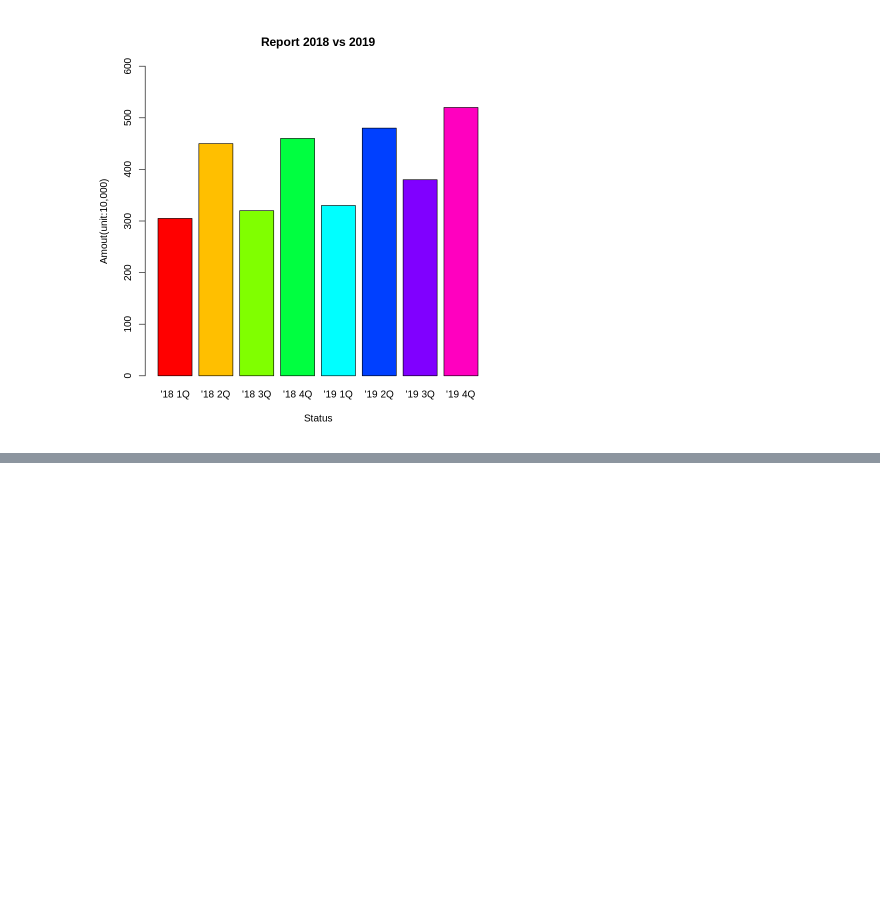
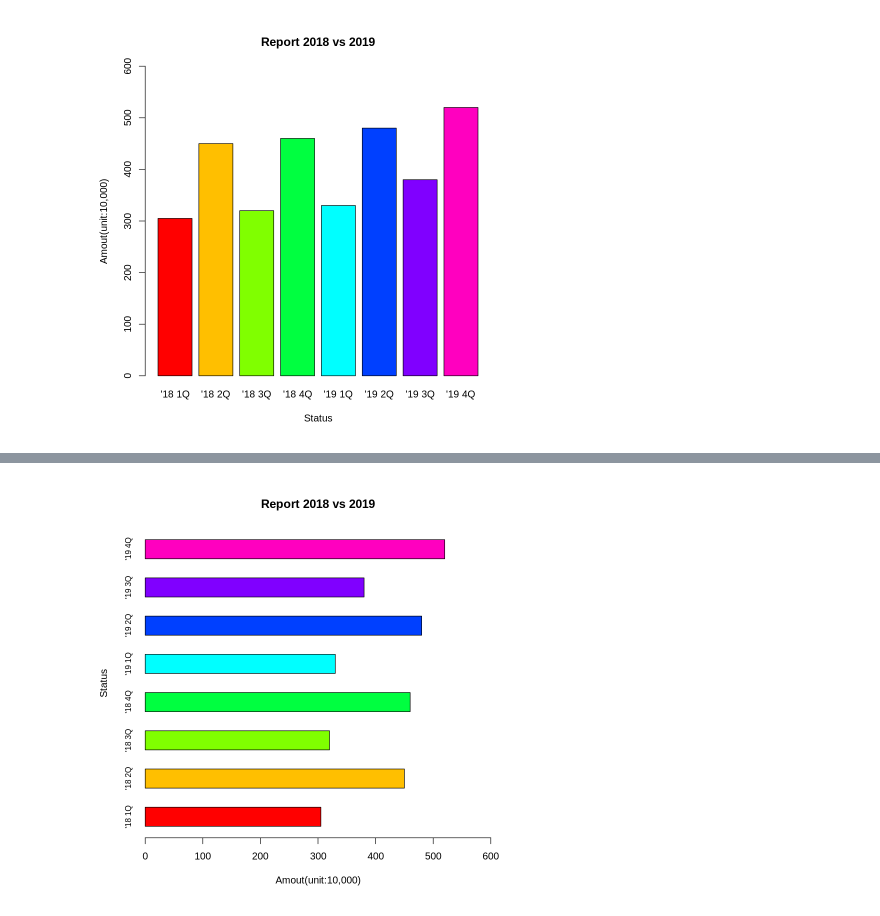
Before and after one commit to gyujin0450/RPRG_PartII, a Jupyter notebook: p140_이산변수시각화.ipynb, the cells around one changed output, grey strips where cells are left out. Saved outputs shown, nothing was run; the diff lists cells and outputs as text; code cells hidden in the pictures; blank space fills up the shorter version.

```diff
--- a/p140_이산변수시각화.ipynb
+++ b/p140_이산변수시각화.ipynb
@@ -39,0 +44,6 @@ barplot(data, ylim = c(0,600), ylab = "Amout(unit:10,000)", xlab = "Status",
+# %%
+# 막대 차트에서 막대 사이의 간격 조정하기
+barplot(data, xlim = c(0,600), horiz = T, xlab = "Amout(unit:10,000)", ylab = "Status",
+        col = rainbow(8), space = 1, cex.names =0.8, main = "Report 2018 vs 2019")
+# %% [output]
+[figure, added]
```
Also changed, not shown: parts of 13 cells of this notebook.
